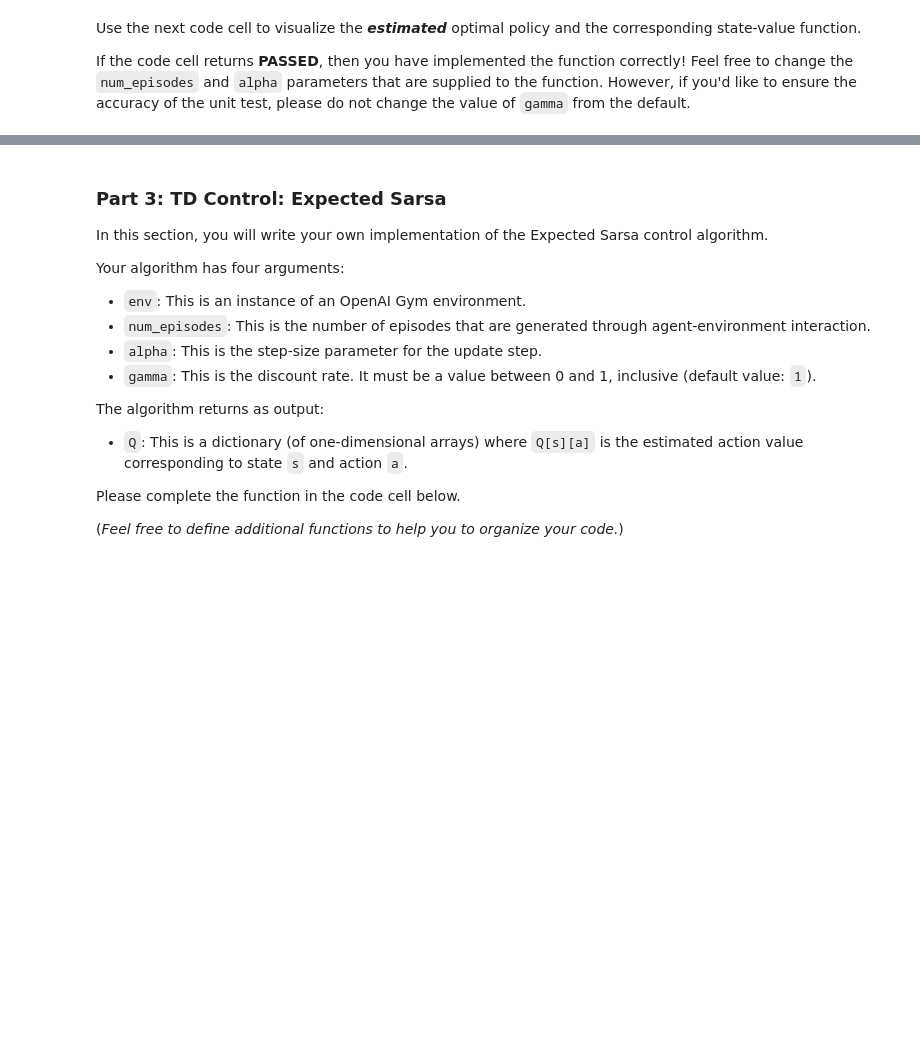
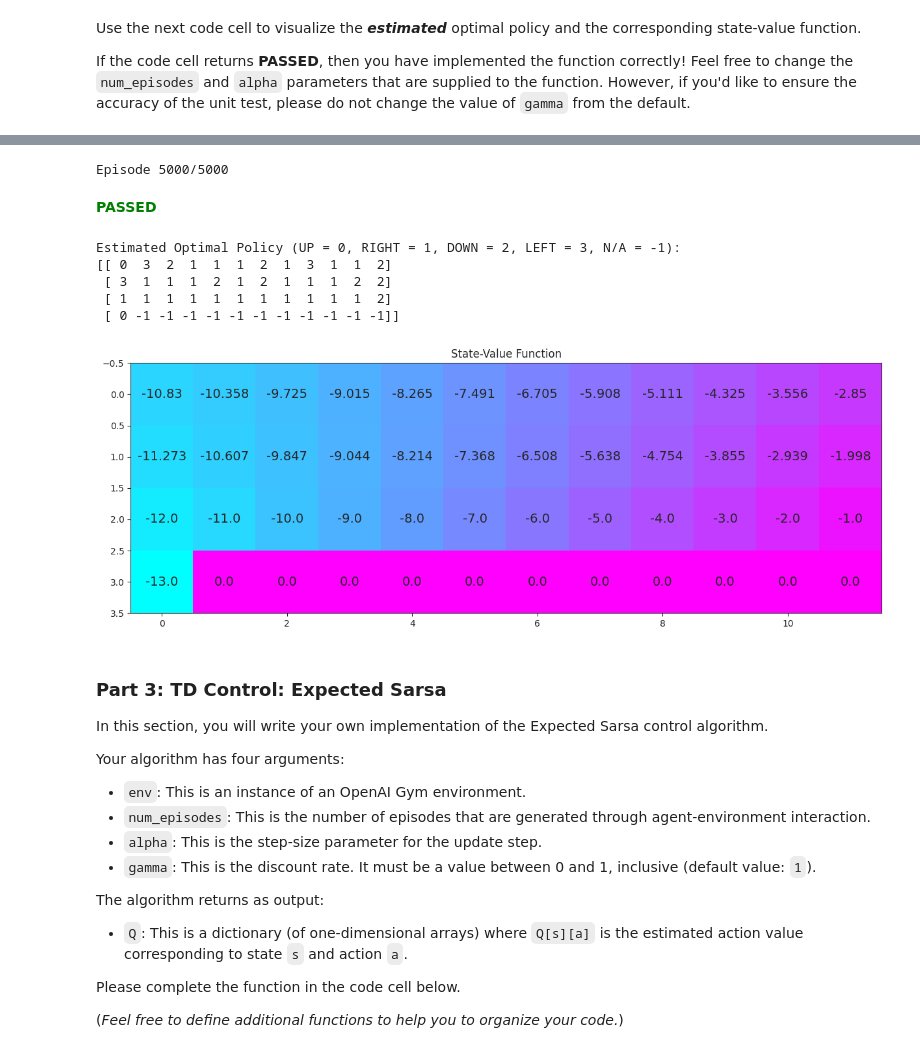
Before and after one commit to kimsooyoung/deep-reinforcement-learning-gymnasium, a Jupyter notebook: temporal-difference/Temporal_Difference.ipynb, the cells around one changed output, grey strips where cells are left out. Drawn from its saved outputs; the diff is of its cells as text; code cells hidden in the pictures; blank space fills up the shorter version.

```diff
--- a/temporal-difference/Temporal_Difference.ipynb
+++ b/temporal-difference/Temporal_Difference.ipynb
@@ -229,0 +363,4 @@ If the code cell returns **PASSED**, then you have implemented the function corr
+# %%
+env = gym.make('CliffWalking-v0')
+Q_sarsamax = q_learning(env, 1, .01)
+Q_sarsamax
@@ -230,15 +385,24 @@ If the code cell returns **PASSED**, then you have implemented the function corr
 # %%
 # obtain the estimated optimal policy and corresponding action-value function
 Q_sarsamax = q_learning(env, 5000, .01)
 
 # print the estimated optimal policy
 policy_sarsamax = np.array([np.argmax(Q_sarsamax[key]) if key in Q_sarsamax else -1 for key in np.arange(48)]).reshape((4,12))
-check_test.run_check('td_control_check', policy_sarsamax)
+run_check('td_control_check', policy_sarsamax)
 print("\nEstimated Optimal Policy (UP = 0, RIGHT = 1, DOWN = 2, LEFT = 3, N/A = -1):")
 print(policy_sarsamax)
 
 # plot the estimated optimal state-value function
 plot_values([np.max(Q_sarsamax[key]) if key in Q_sarsamax else 0 for key in np.arange(48)])
+# %% [output]
+Episode 5000/5000
+**<span style="color: green;">PASSED</span>**
+Estimated Optimal Policy (UP = 0, RIGHT = 1, DOWN = 2, LEFT = 3, N/A = -1):
+[[ 0  3  2  1  1  1  2  1  3  1  1  2]
+ [ 3  1  1  1  2  1  2  1  1  1  2  2]
+ [ 1  1  1  1  1  1  1  1  1  1  1  2]
+ [ 0 -1 -1 -1 -1 -1 -1 -1 -1 -1 -1 -1]]
+[figure, added]
 # %% [markdown]
 ### Part 3: TD Control: Expected Sarsa
 
```
Also changed, not shown: parts of 23 cells of this notebook.
